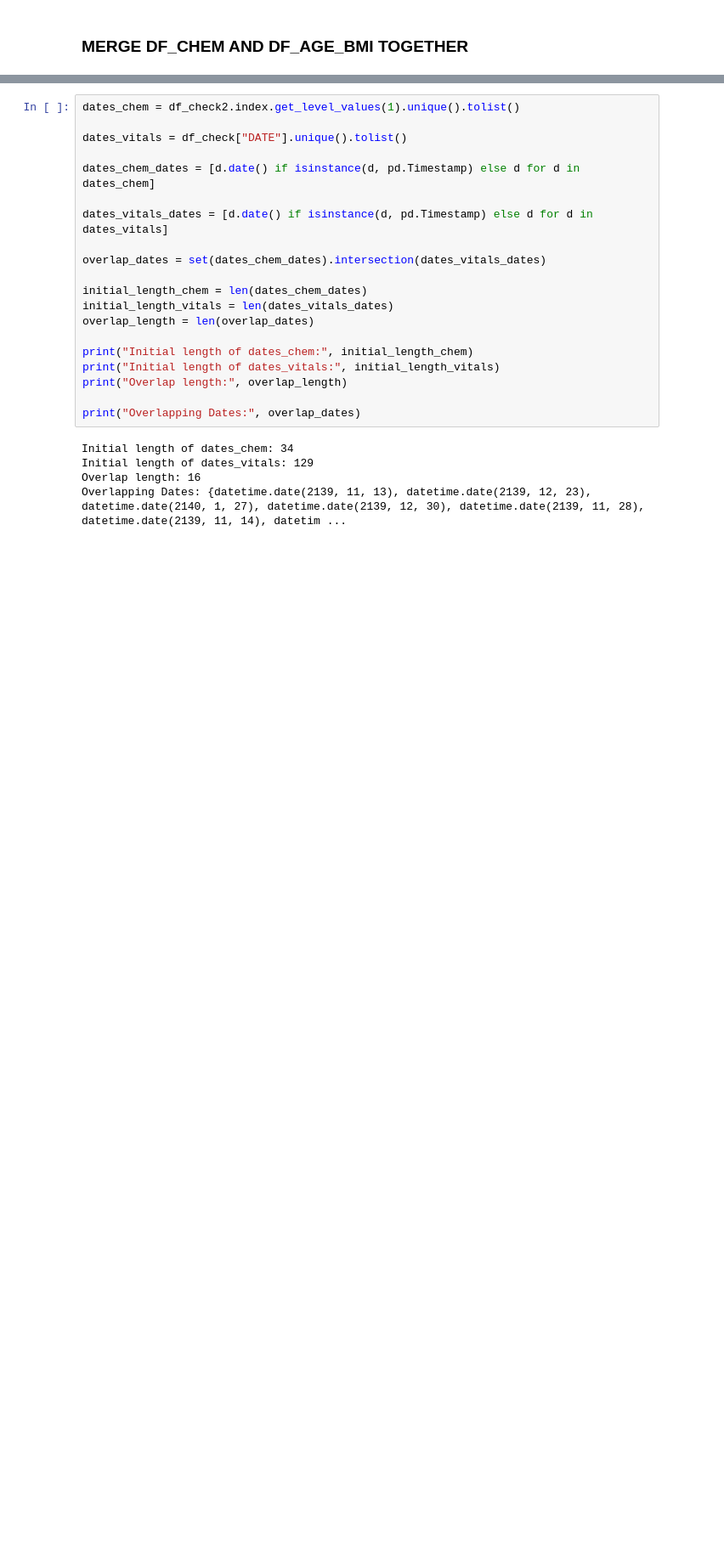
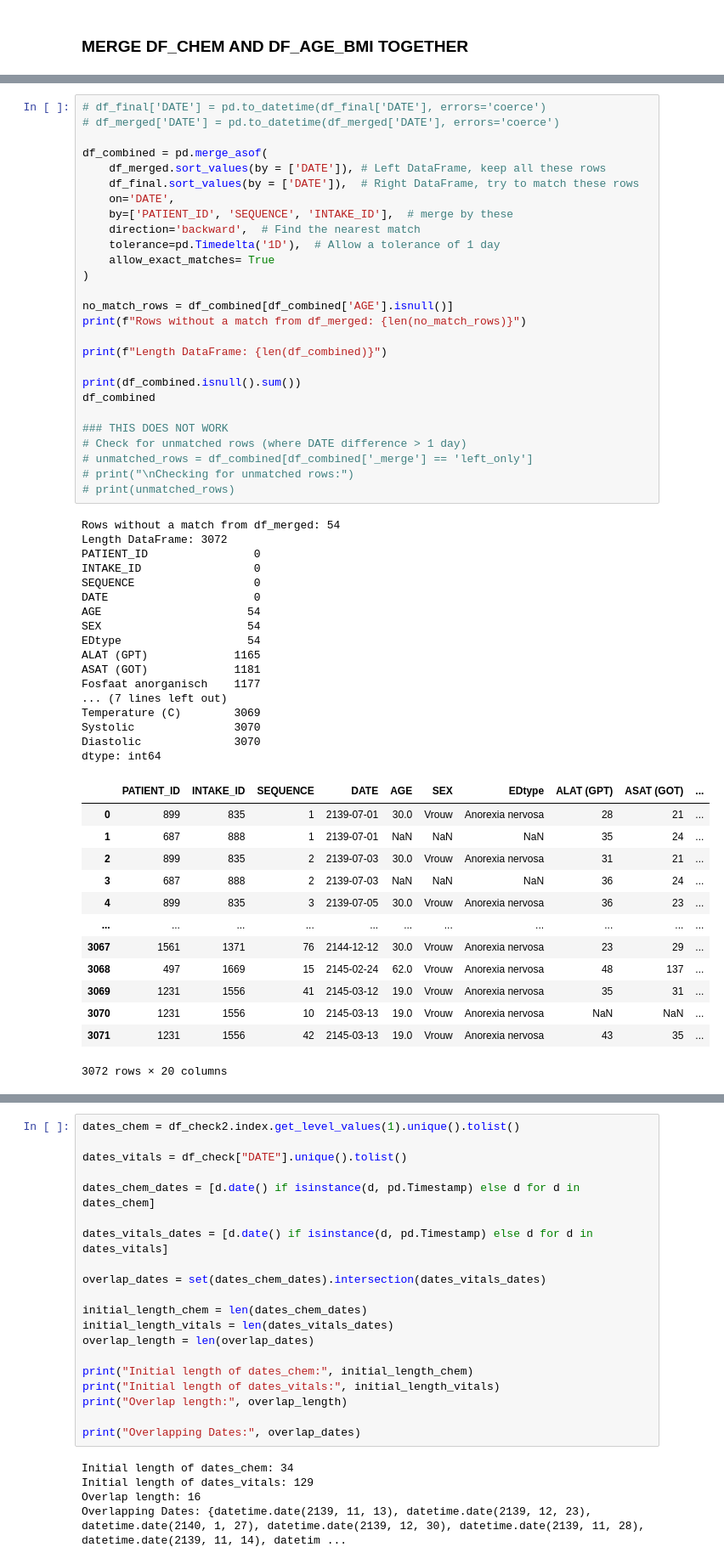
Before and after one commit to puckkwaspen/BEP_RFS, a Jupyter notebook: EDA.ipynb, the cells around one changed output, grey strips where cells are left out. Shown at 85% size. Saved outputs shown, nothing was run; the diff lists cells and outputs as text; blank space fills up the shorter version.

Commit message:
Final DF merged

```diff
--- a/EDA.ipynb
+++ b/EDA.ipynb
@@ -394,0 +357,58 @@ vitals_new
+# %%
+# df_final['DATE'] = pd.to_datetime(df_final['DATE'], errors='coerce')
+# df_merged['DATE'] = pd.to_datetime(df_merged['DATE'], errors='coerce')
+
+df_combined = pd.merge_asof(
+    df_merged.sort_values(by = ['DATE']), # Left DataFrame, keep all these rows
+    df_final.sort_values(by = ['DATE']),  # Right DataFrame, try to match these rows
+    on='DATE',
+    by=['PATIENT_ID', 'SEQUENCE', 'INTAKE_ID'],  # merge by these
+    direction='backward',  # Find the nearest match
+    tolerance=pd.Timedelta('1D'),  # Allow a tolerance of 1 day
+    allow_exact_matches= True
+)
+
+no_match_rows = df_combined[df_combined['AGE'].isnull()]
+print(f"Rows without a match from df_merged: {len(no_match_rows)}")
+
+print(f"Length DataFrame: {len(df_combined)}")
+
+print(df_combined.isnull().sum())
+df_combined
+
+### THIS DOES NOT WORK
+# Check for unmatched rows (where DATE difference > 1 day)
+# unmatched_rows = df_combined[df_combined['_merge'] == 'left_only']
+# print("\nChecking for unmatched rows:")
+# print(unmatched_rows)
+# %% [output]
+Rows without a match from df_merged: 54
+Length DataFrame: 3072
+PATIENT_ID                0
+INTAKE_ID                 0
+SEQUENCE                  0
+DATE                      0
+AGE                      54
+SEX                      54
+EDtype                   54
+ALAT (GPT)             1165
+ASAT (GOT)             1181
+Fosfaat anorganisch    1177
+... (7 lines left out)
+Temperature (C)        3069
+Systolic               3070
+Diastolic              3070
+dtype: int64
+|  | PATIENT_ID | INTAKE_ID | SEQUENCE | DATE | AGE | SEX | EDtype | ALAT (GPT) | ASAT (GOT) | ... |
+| 0 | 899 | 835 | 1 | 2139-07-01 | 30.0 | Vrouw | Anorexia nervosa | 28 | 21 | ... |
+| 1 | 687 | 888 | 1 | 2139-07-01 | NaN | NaN | NaN | 35 | 24 | ... |
+| 2 | 899 | 835 | 2 | 2139-07-03 | 30.0 | Vrouw | Anorexia nervosa | 31 | 21 | ... |
+| 3 | 687 | 888 | 2 | 2139-07-03 | NaN | NaN | NaN | 36 | 24 | ... |
+| 4 | 899 | 835 | 3 | 2139-07-05 | 30.0 | Vrouw | Anorexia nervosa | 36 | 23 | ... |
+| ... | ... | ... | ... | ... | ... | ... | ... | ... | ... | ... |
+| 3067 | 1561 | 1371 | 76 | 2144-12-12 | 30.0 | Vrouw | Anorexia nervosa | 23 | 29 | ... |
+| 3068 | 497 | 1669 | 15 | 2145-02-24 | 62.0 | Vrouw | Anorexia nervosa | 48 | 137 | ... |
+| 3069 | 1231 | 1556 | 41 | 2145-03-12 | 19.0 | Vrouw | Anorexia nervosa | 35 | 31 | ... |
+| 3070 | 1231 | 1556 | 10 | 2145-03-13 | 19.0 | Vrouw | Anorexia nervosa | NaN | NaN | ... |
+| 3071 | 1231 | 1556 | 42 | 2145-03-13 | 19.0 | Vrouw | Anorexia nervosa | 43 | 35 | ... |
+3072 rows × 20 columns
```
Also changed, not shown: parts of 11 cells of this notebook.
